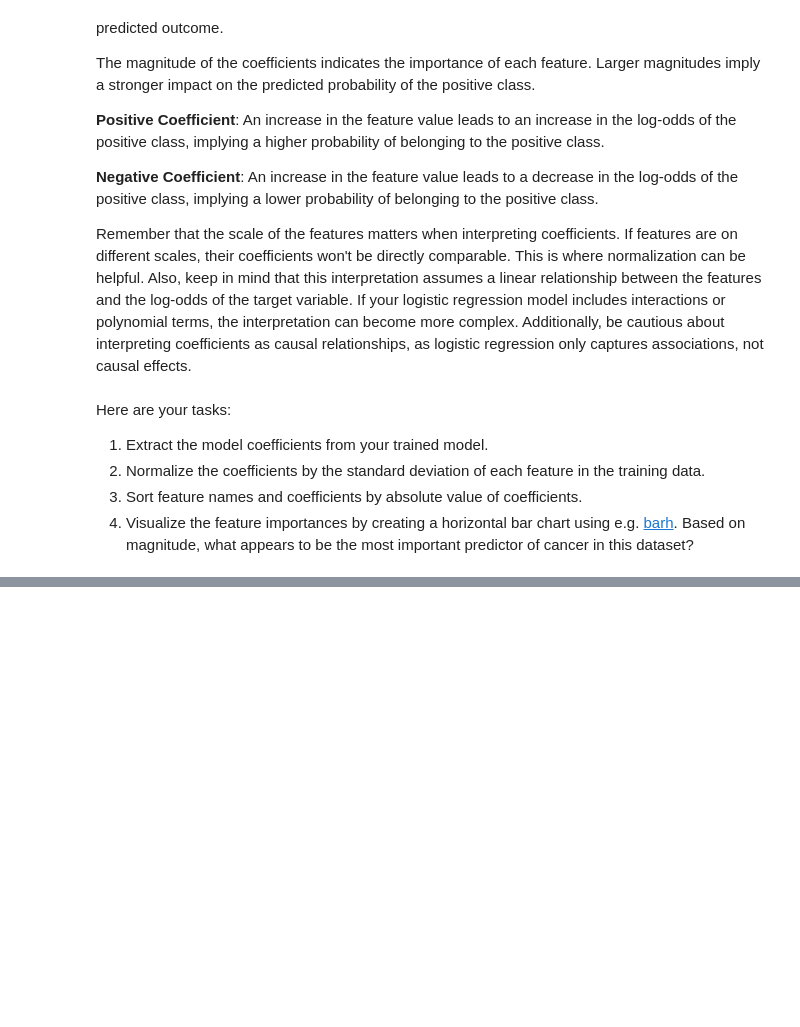
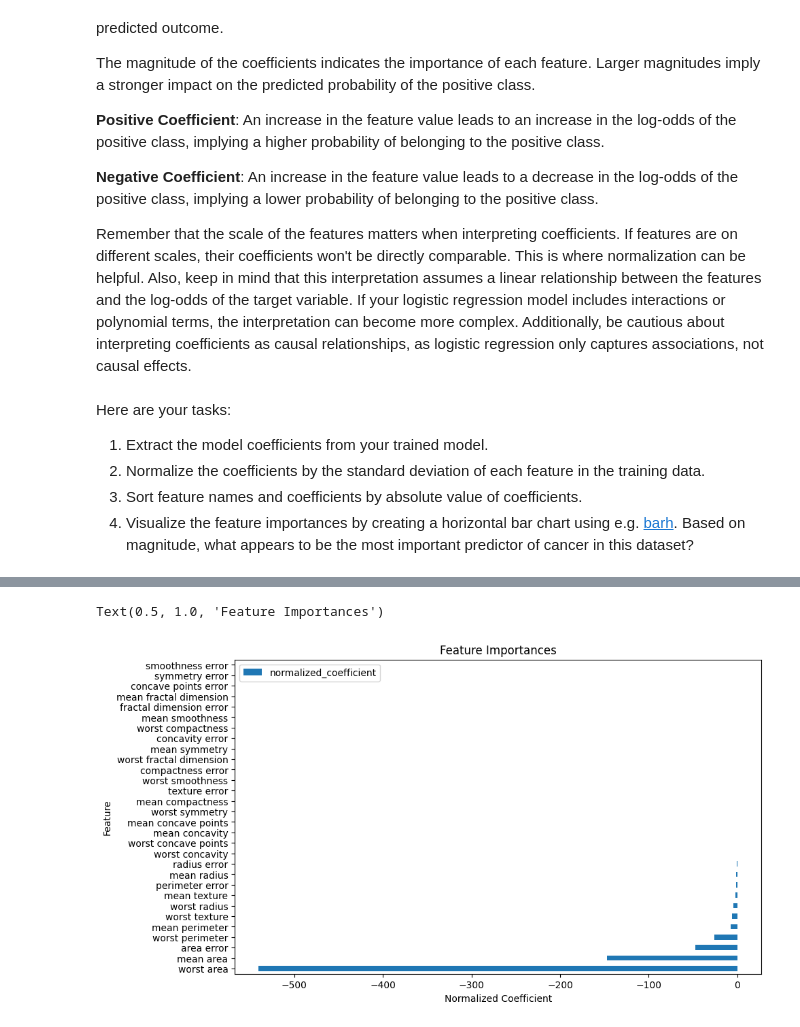
Before and after one commit to jgeiger81/sbml, a Jupyter notebook: 4.3 LogisticRegression/JasonG_MLE_MiniProject_Logistic_Regression.ipynb, the cells around one changed output, grey strips where cells are left out. Saved outputs shown, nothing was run; the diff lists cells and outputs as text; code cells hidden in the pictures; blank space fills up the shorter version.

```diff
--- a/4.3 LogisticRegression/JasonG_MLE_MiniProject_Logistic_Regression.ipynb
+++ b/4.3 LogisticRegression/JasonG_MLE_MiniProject_Logistic_Regression.ipynb
@@ -272,3 +310,7 @@ print(f"Training data comprises {pcnt}% of total data")
 # %% [output]
 Training Data shape (455, 30), Test data shape (114, 30)
 Training data comprises 79.96485061511423% of total data
+# %%
+#Let's train this sucker (not scaled, just out of interest)
+clf = LogisticRegression(solver='liblinear')
+clf.fit(X_train, y_train)
@@ -275,7 +343,8 @@ Training data comprises 79.96485061511423% of total data
 # %%
+#Finally, train this sucker
 # Build and train logistic regression model
 
-#Standardize the Data
+#Scale the Data b/c scales vary widely
 scaler = StandardScaler()
 
 # Fit on training set only.
@@ -284,7 +353,6 @@ scaler.fit(X_train)
 # Apply transform to both the training set and the test set.
 X_train = scaler.transform(X_train)
 X_test = scaler.transform(X_test)
-
-clf = LogisticRegression()
+clf = LogisticRegression(solver='liblinear')
 clf.fit(X_train, y_train)
 # %% [output]
@@ -431,0 +535,14 @@ Here are your tasks:
+# %%
+# Normalize the coefficients by the standard deviation
+
+def getPrettyCoefficientsNormalized(scaler, feature_names, model):
+    return pd.DataFrame({
+      'feature': feature_names,
+      'coefficient': model.coef_[0],
+      'std_dev': scaler.scale_, # This contains the std dev for each feature
+      'normalized_coefficient': model.coef_[0] * scaler.scale_
+  })
+
+
+norm_coef_df = getPrettyCoefficientsNormalized(scaler, raw.feature_names, clf)
+norm_coef_df
@@ -432,2 +569,4 @@ Here are your tasks:
 # %%
 # Sort feature names and coefficients by absolute value of coefficients
+norm_coef_df.sort_values(by='normalized_coefficient', key=abs, ascending=False, inplace=True)
+norm_coef_df
@@ -435,0 +595,10 @@ Here are your tasks:
+# %%
+# Visualize feature importances
+
+norm_coef_df.plot(kind='barh', x='feature', y='normalized_coefficient', figsize=(10, 6))
+plt.xlabel('Normalized Coefficient')
+plt.ylabel('Feature')
+plt.title('Feature Importances')
+# %% [output]
+Text(0.5, 1.0, 'Feature Importances')
+[figure, added]
```
Also changed, not shown: parts of 21 cells of this notebook.
